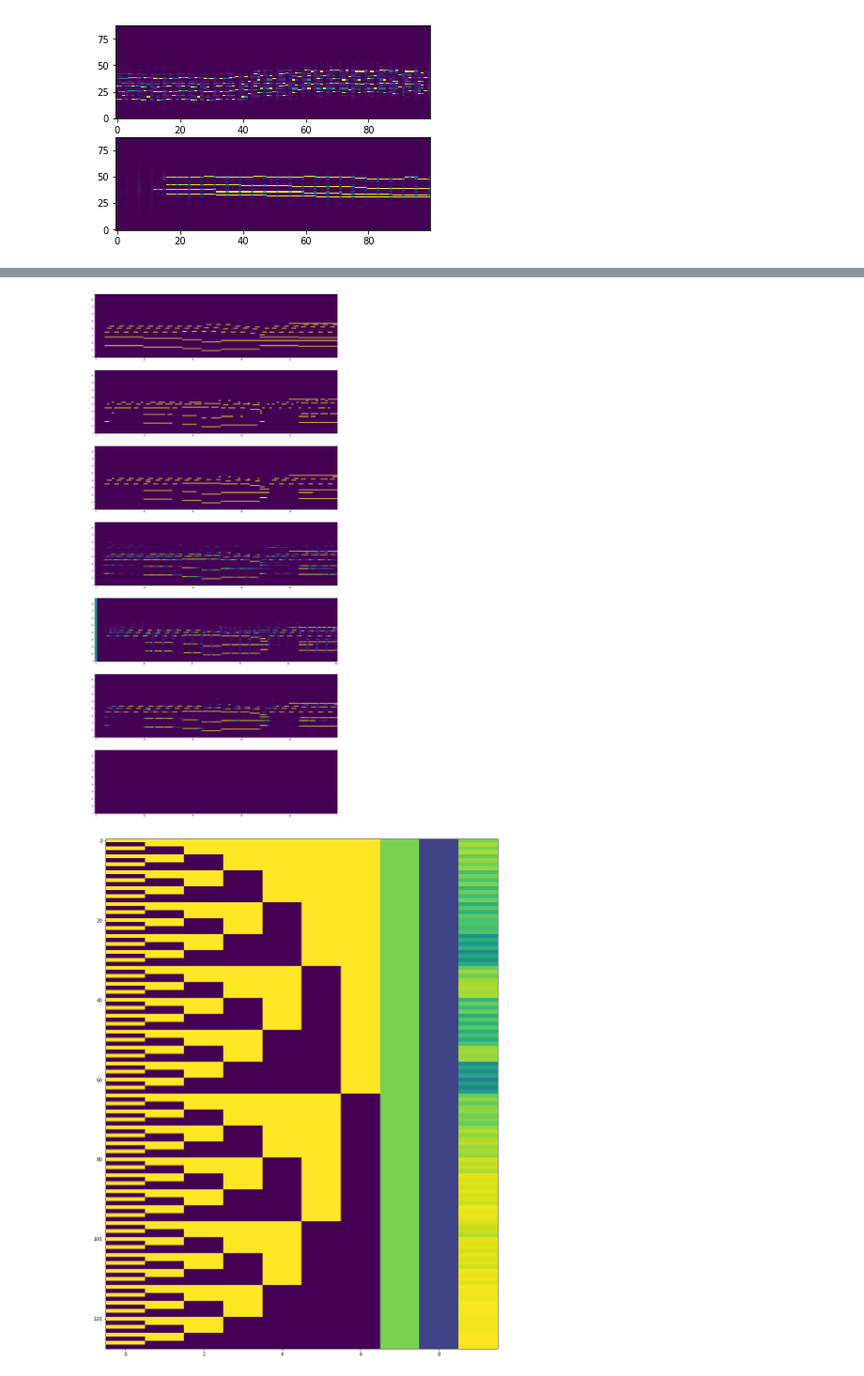
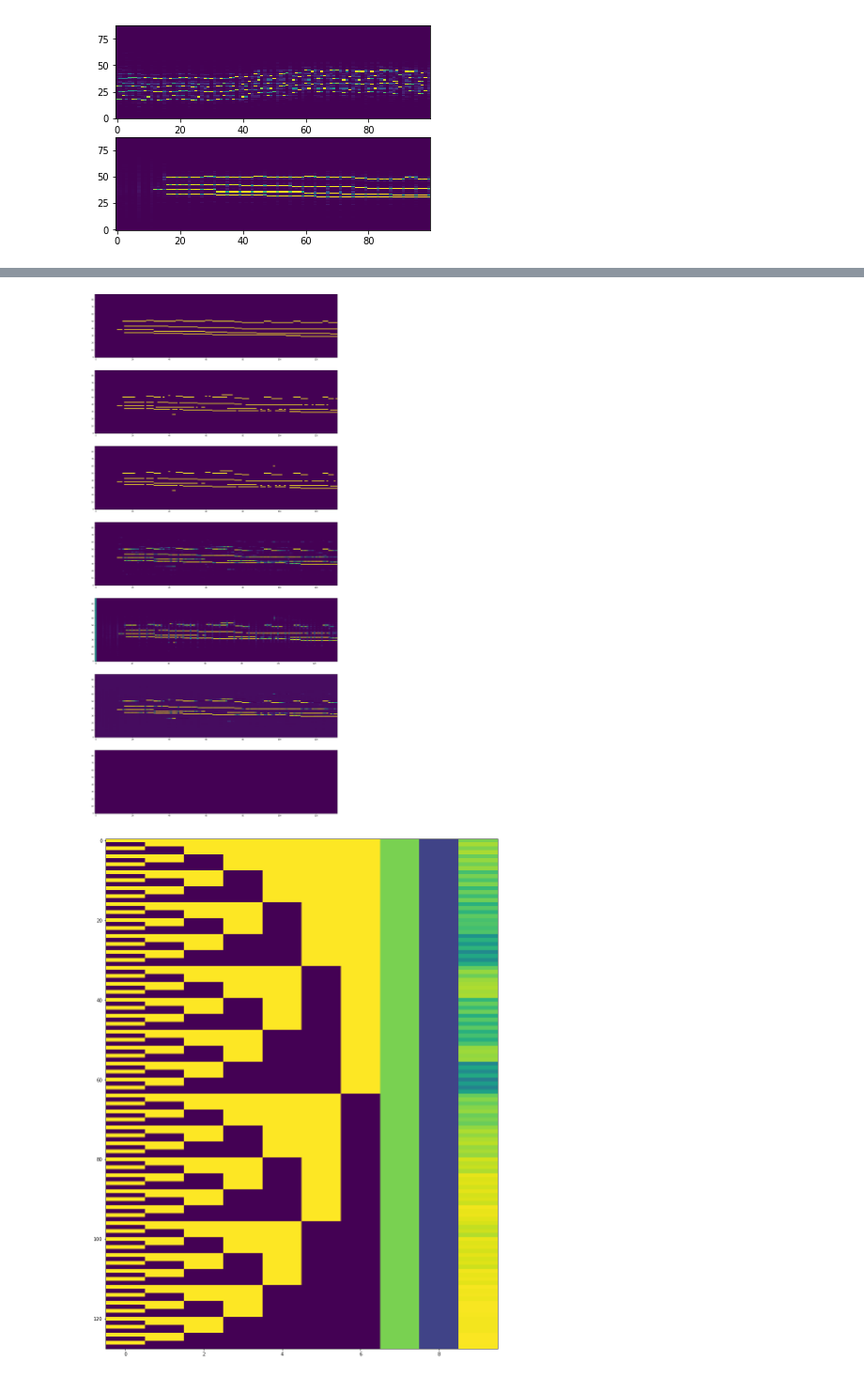
Before and after one commit to adrienycart/MLM_decoding, a Jupyter notebook: Scratch.ipynb, the cells around one changed output, grey strips where cells are left out. Shown at 94% size. Drawn from its saved outputs; the diff is of its cells as text; code cells hidden in the pictures.

```diff
--- a/Scratch.ipynb
+++ b/Scratch.ipynb
@@ -46,17 +48,0 @@ plt.show()
-# %%
-import pickle
-
-with open("save/baseline-quant/results.p", "rb") as input_file:
-    base = pickle.load(input_file)
-
-with open("save/results.p", "rb") as input_file:
-    model = pickle.load(input_file)
-
-F_n_diffs = []
-for key in base.keys():
-    print(key)
-    diff = np.array(model[key]) - np.array(base[key])
-    F_n_diffs.append(diff[1][2])
-    print(diff)
-
-print(sorted(F_n_diffs))
@@ -81,33 +49,34 @@ MAPS_MUS-waldstein_1_ENSTDkAm.mid
 # %%
 # For viewing results of final output
 
 import dataMaps
 import pickle
 import numpy as np
 import matplotlib.pyplot as plt
 
-pr = np.load("pr.npy")
-priors = np.load("priors.npy")
-weights = np.load("weights.npy")
-combined_priors = np.load("combined_priors.npy")
+folder = "results/tmp"
+pr = np.load(folder + "/pr.npy")
+priors = np.load(folder + "/priors.npy")
+weights = np.load(folder + "/weights.npy")
+combined_priors = np.load(folder + "/combined_priors.npy")
 
 data = dataMaps.DataMaps()
-data.make_from_file("data/outputs/valid/MAPS_MUS-mond_1_SptkBGAm.mid", "quant", section=[0, 30])
+data.make_from_file("data/outputs/test/MAPS_MUS-chpn-p4_ENSTDkAm.mid", "quant", section=[0, 30])
 
 acoustic = data.input
 midi = data.target
 
 fig, ax = plt.subplots(7, 1, figsize=(25,55))
 ax[0].imshow(midi, aspect='auto', origin='lower')
 ax[1].imshow((acoustic>0.5).astype(int), aspect='auto', origin='lower')
 ax[2].imshow(pr, aspect='auto', origin='lower')
 ax[3].imshow(acoustic, aspect='auto', origin='lower')
 ax[4].imshow(priors, aspect='auto', origin='lower')
 ax[5].imshow(combined_priors, aspect='auto', origin='lower')
 ax[6].imshow(weights, aspect='auto', origin='lower')
 plt.show()
 # %% [output]
-[figure, old version]
+[figure, new version]
 # %%
 # For investigating weight model
 
```
Also changed, not shown: parts of 3 cells of this notebook, 1 other file.
